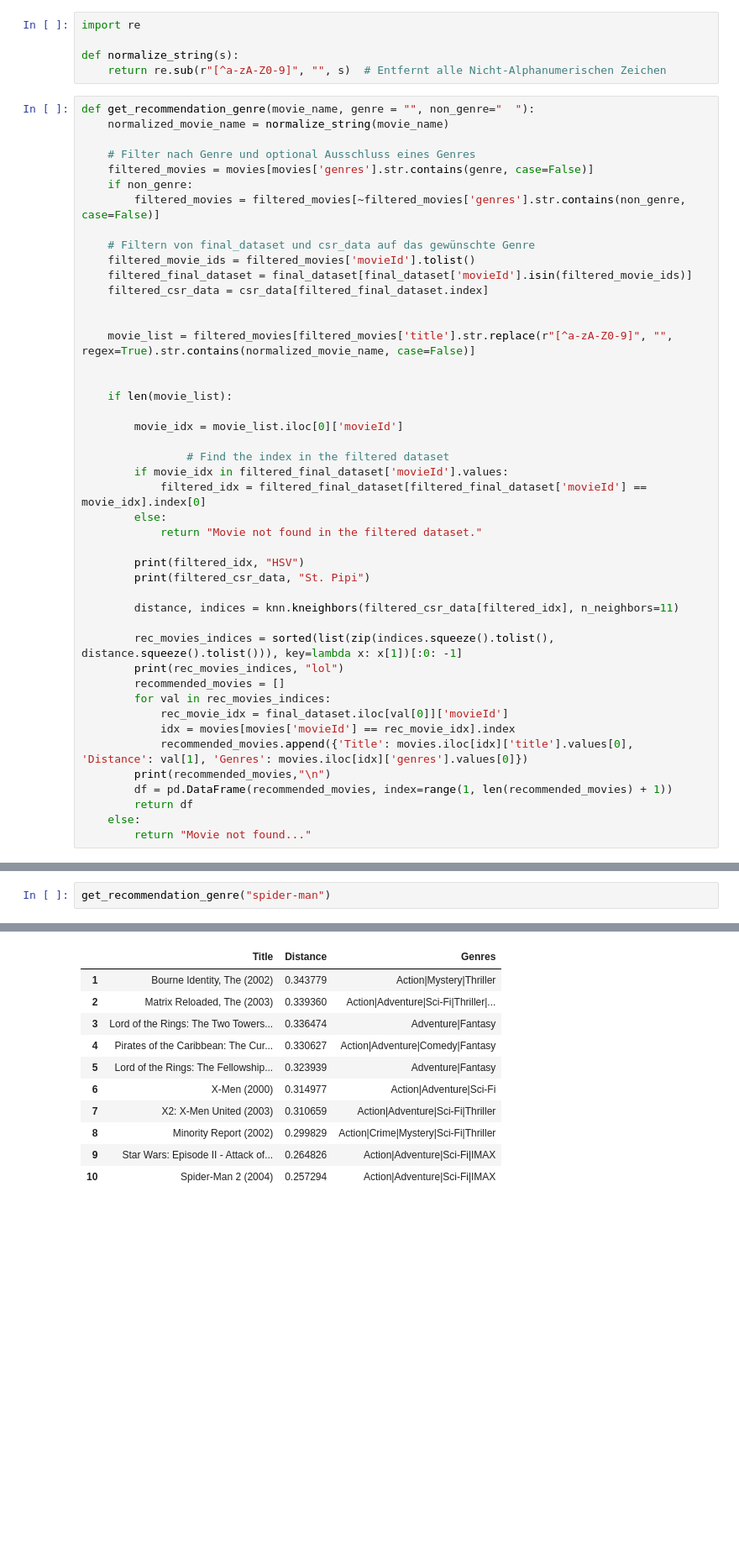
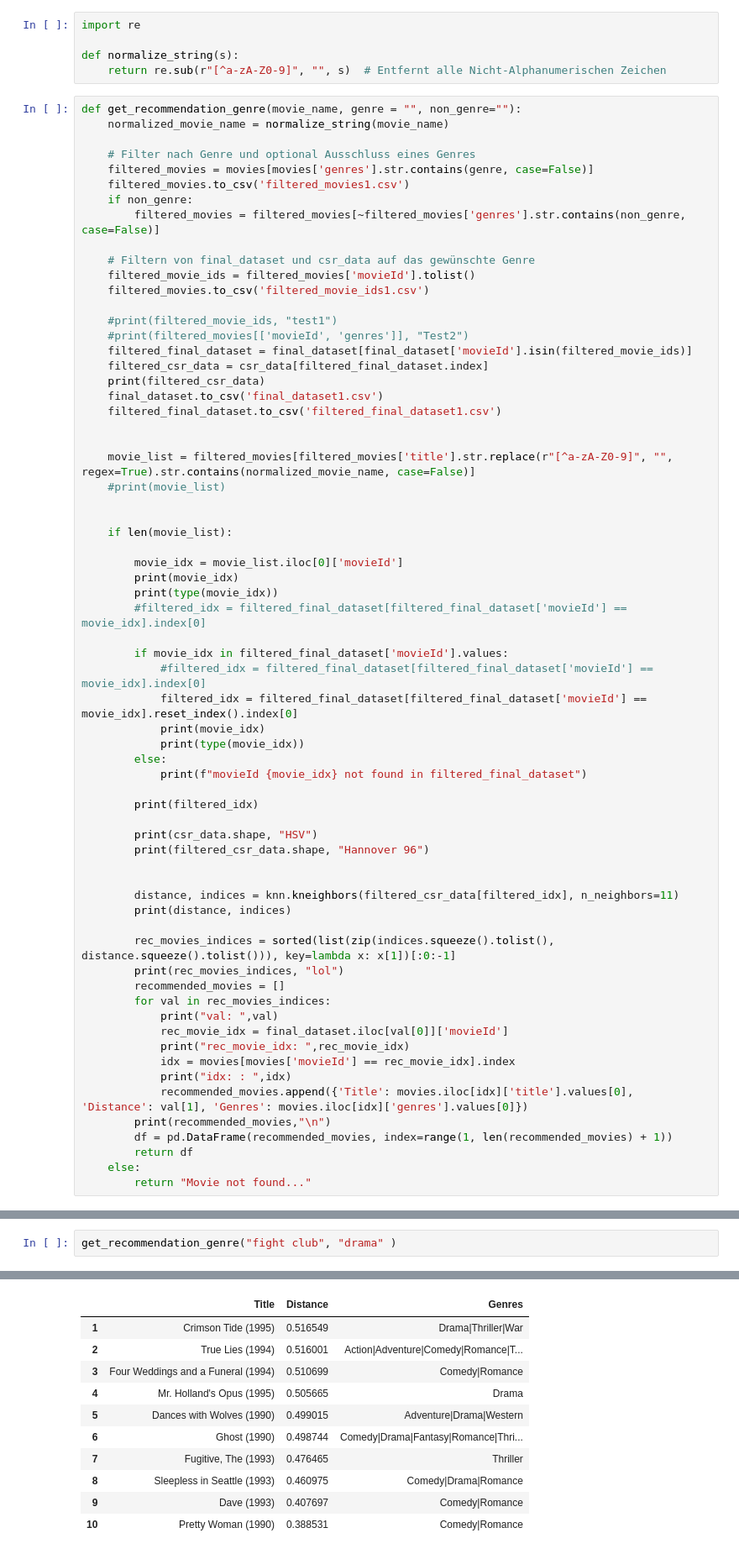
Before and after one commit to marcushsv/Movie-Recommender-Asaai, a Jupyter notebook: Movie Recommendation System.ipynb, the cells around one changed output, grey strips where cells are left out. Shown: that part at 84% size. Cells and saved outputs as stored; diff of their text form; blank space fills up the shorter version.

Commit message:
genre not working still

```diff
--- a/Movie Recommendation System.ipynb
+++ b/Movie Recommendation System.ipynb
@@ -203,44 +188,65 @@ import re
 def normalize_string(s):
     return re.sub(r"[^a-zA-Z0-9]", "", s)  # Entfernt alle Nicht-Alphanumerischen Zeichen
 # %%
-def get_recommendation_genre(movie_name, genre = "", non_genre="  "):
+def get_recommendation_genre(movie_name, genre = "", non_genre=""):
     normalized_movie_name = normalize_string(movie_name)
 
     # Filter nach Genre und optional Ausschluss eines Genres
     filtered_movies = movies[movies['genres'].str.contains(genre, case=False)]
+    filtered_movies.to_csv('filtered_movies1.csv')
     if non_genre:
         filtered_movies = filtered_movies[~filtered_movies['genres'].str.contains(non_genre, case=False)]
 
     # Filtern von final_dataset und csr_data auf das gewünschte Genre
     filtered_movie_ids = filtered_movies['movieId'].tolist()
+    filtered_movies.to_csv('filtered_movie_ids1.csv')
+
+    #print(filtered_movie_ids, "test1")
+    #print(filtered_movies[['movieId', 'genres']], "Test2")
     filtered_final_dataset = final_dataset[final_dataset['movieId'].isin(filtered_movie_ids)]
     filtered_csr_data = csr_data[filtered_final_dataset.index]
+    print(filtered_csr_data)
+    final_dataset.to_csv('final_dataset1.csv')
+    filtered_final_dataset.to_csv('filtered_final_dataset1.csv')
 
 
     movie_list = filtered_movies[filtered_movies['title'].str.replace(r"[^a-zA-Z0-9]", "", regex=True).str.contains(normalized_movie_name, case=False)]
+    #print(movie_list)
 
 
     if len(movie_list):
 
         movie_idx = movie_list.iloc[0]['movieId']
+        print(movie_idx)
+        print(type(movie_idx))
+        #filtered_idx = filtered_final_dataset[filtered_final_dataset['movieId'] == movie_idx].index[0]
 
-                # Find the index in the filtered dataset
         if movie_idx in filtered_final_dataset['movieId'].values:
-            filtered_idx = filtered_final_dataset[filtered_final_dataset['movieId'] == movie_idx].index[0]
+            #filtered_idx = filtered_final_dataset[filtered_final_dataset['movieId'] == movie_idx].index[0]
+            filtered_idx = filtered_final_dataset[filtered_final_dataset['movieId'] == movie_idx].reset_index().index[0]
+            print(movie_idx)
+            print(type(movie_idx))
         else:
-            return "Movie not found in the filtered dataset."
+            print(f"movieId {movie_idx} not found in filtered_final_dataset")
 
-        print(filtered_idx, "HSV")
-        print(filtered_csr_data, "St. Pipi")
+        print(filtered_idx)
+
+        print(csr_data.shape, "HSV")
+        print(filtered_csr_data.shape, "Hannover 96")
+
 
         distance, indices = knn.kneighbors(filtered_csr_data[filtered_idx], n_neighbors=11)
+        print(distance, indices)
 
-        rec_movies_indices = sorted(list(zip(indices.squeeze().tolist(), distance.squeeze().tolist())), key=lambda x: x[1])[:0: -1]
+        rec_movies_indices = sorted(list(zip(indices.squeeze().tolist(), distance.squeeze().tolist())), key=lambda x: x[1])[:0:-1]
         print(rec_movies_indices, "lol")
         recommended_movies = []
         for val in rec_movies_indices:
+            print("val: ",val)
             rec_movie_idx = final_dataset.iloc[val[0]]['movieId']
+            print("rec_movie_idx: ",rec_movie_idx)
             idx = movies[movies['movieId'] == rec_movie_idx].index
+            print("idx: : ",idx)
             recommended_movies.append({'Title': movies.iloc[idx]['title'].values[0], 'Distance': val[1], 'Genres': movies.iloc[idx]['genres'].values[0]})
         print(recommended_movies,"\n")
         df = pd.DataFrame(recommended_movies, index=range(1, len(recommended_movies) + 1))
@@ -323,3 +367,3 @@ IndexError: row index (1397) out of range
 # %%
-get_recommendation_genre("spider-man")
+get_recommendation_genre("fight club", "drama" )
 # %% [output]
@@ -343,14 +387,14 @@ get_recommendation_genre("spider-man")
 |  | Title | Distance | Genres |
-| 1 | Bourne Identity, The (2002) | 0.343779 | Action|Mystery|Thriller |
-| 2 | Matrix Reloaded, The (2003) | 0.339360 | Action|Adventure|Sci-Fi|Thriller|... |
-| 3 | Lord of the Rings: The Two Towers... | 0.336474 | Adventure|Fantasy |
-| 4 | Pirates of the Caribbean: The Cur... | 0.330627 | Action|Adventure|Comedy|Fantasy |
-| 5 | Lord of the Rings: The Fellowship... | 0.323939 | Adventure|Fantasy |
-| 6 | X-Men (2000) | 0.314977 | Action|Adventure|Sci-Fi |
-| 7 | X2: X-Men United (2003) | 0.310659 | Action|Adventure|Sci-Fi|Thriller |
-| 8 | Minority Report (2002) | 0.299829 | Action|Crime|Mystery|Sci-Fi|Thriller |
-| 9 | Star Wars: Episode II - Attack of... | 0.264826 | Action|Adventure|Sci-Fi|IMAX |
-| 10 | Spider-Man 2 (2004) | 0.257294 | Action|Adventure|Sci-Fi|IMAX |
+| 1 | Crimson Tide (1995) | 0.516549 | Drama|Thriller|War |
+| 2 | True Lies (1994) | 0.516001 | Action|Adventure|Comedy|Romance|T... |
+| 3 | Four Weddings and a Funeral (1994) | 0.510699 | Comedy|Romance |
+| 4 | Mr. Holland's Opus (1995) | 0.505665 | Drama |
+| 5 | Dances with Wolves (1990) | 0.499015 | Adventure|Drama|Western |
+| 6 | Ghost (1990) | 0.498744 | Comedy|Drama|Fantasy|Romance|Thri... |
+| 7 | Fugitive, The (1993) | 0.476465 | Thriller |
+| 8 | Sleepless in Seattle (1993) | 0.460975 | Comedy|Drama|Romance |
+| 9 | Dave (1993) | 0.407697 | Comedy|Romance |
+| 10 | Pretty Woman (1990) | 0.388531 | Comedy|Romance |
 # %%
 import gradio as gr
 
```
Also changed, not shown: parts of 10 cells of this notebook, 6 other files.
